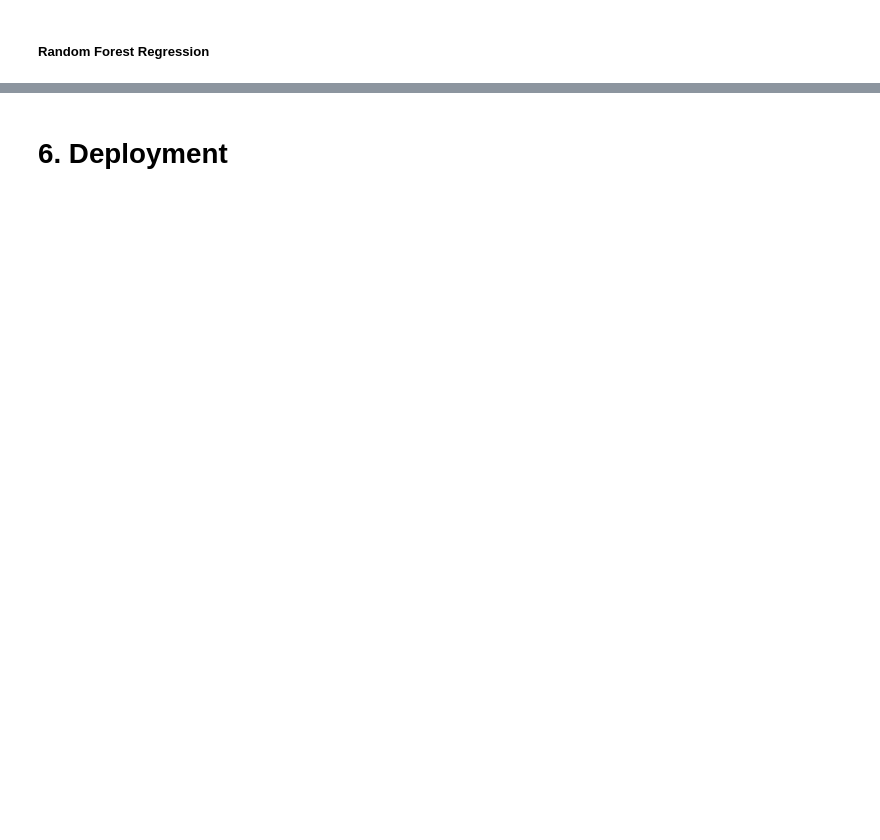
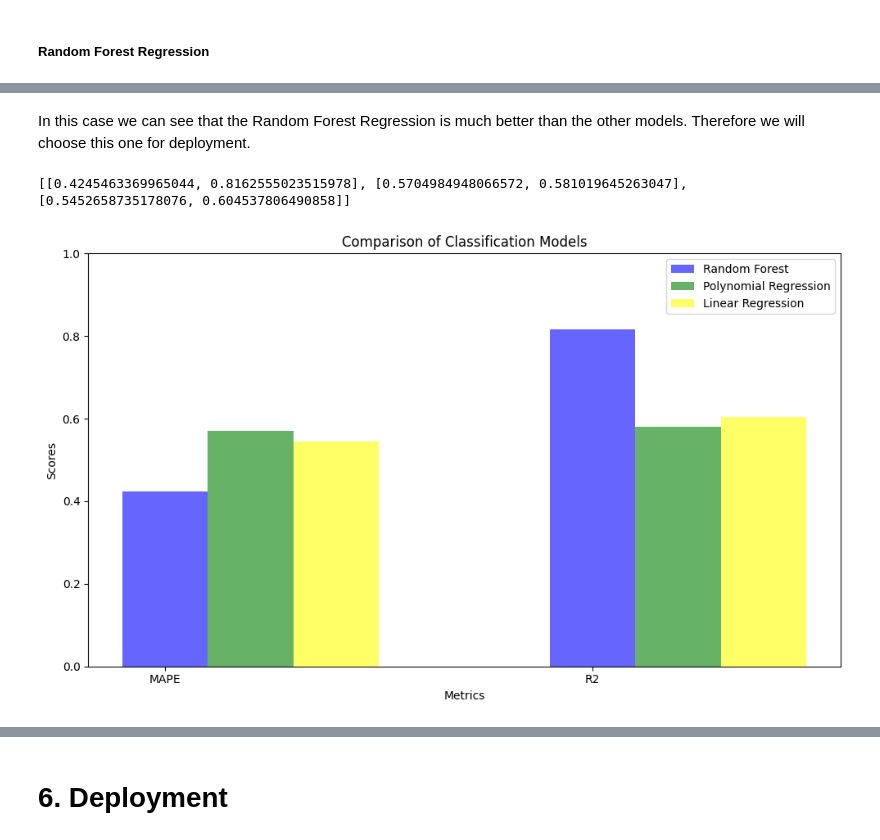
Before and after one commit to chris-hoertnagl/AI-Dojo, a Jupyter notebook: Basics/Ai_Workshop2.ipynb, the cells around one changed output, grey strips where cells are left out. Drawn from its saved outputs; the diff is of its cells as text; code cells hidden in the pictures; blank space fills up the shorter version.

```diff
--- a/Basics/Ai_Workshop2.ipynb
+++ b/Basics/Ai_Workshop2.ipynb
@@ -772,0 +808,35 @@ create_ROC(class_dtc)
+# %%
+def compare_models(models, scores, metrics, n):
+    num_metrics = len(metrics)
+    num_models = len(models)
+
+    bar_width = 0.2
+    opacity = 0.6
+    index = np.arange(num_metrics)
+
+    fig, ax = plt.subplots(figsize=(10, 6))
+
+    colors = ['blue', 'green', "yellow"]  # Farben für die Modelle
+
+    for j, metric in enumerate(metrics):
+        for i in range(num_models):
+            offset = i * bar_width + (bar_width / 2)
+            color = colors[i]  # Farbe entsprechend dem Modell
+            metric_value = scores[i][j]
+            rects = plt.bar(index[j] + offset, metric_value, bar_width,
+                            alpha=opacity, color=color, label=models[i])
+
+    plt.xlabel('Metrics')
+    plt.ylabel('Scores')
+    plt.title('Comparison of Classification Models')
+    plt.xticks(index + (bar_width * (num_metrics - 1) / 2), metrics)
+
+    # Legende anpassen
+    handles, labels = ax.get_legend_handles_labels()
+    unique_labels = list(set(labels))
+    ax.legend(handles[:num_models], unique_labels, loc='best')
+
+    plt.ylim(0, n)  # Set Y-axis limits to 0-1
+
+    plt.tight_layout()
+    plt.show()
@@ -800,0 +897,14 @@ print("The R2-Score is: " + str(r2_score(y_test_reg, y_pred_rfr)))
+# %% [markdown]
+In this case we can see that the Random Forest Regression is much better than the other models. Therefore we will choose this one for deployment.
+# %%
+metrics_reg = ['MAPE', 'R2']
+models_reg = ['Linear Regression', 'Polynomial Regression', 'Random Forest']
+scores_reg = [
+    [np.sqrt(mean_absolute_percentage_error(y_test_reg, y_pred_rfr)), r2_score(y_test_reg, y_pred_rfr)],
+    [np.sqrt(mean_absolute_percentage_error(y_test_reg, y_pred_lin)), r2_score(y_test_reg, y_pred_lin)],
+    [np.sqrt(mean_absolute_percentage_error(y_test_reg, y_pred_pol)), r2_score(y_test_reg, y_pred_pol)]
+]
+compare_models(models_reg, scores_reg, metrics_reg, 1)
+# %% [output]
+[[0.4245463369965044, 0.8162555023515978], [0.5704984948066572, 0.581019645263047], [0.5452658735178076, 0.604537806490858]]
+[figure, added]
```
Also changed, not shown: parts of 20 cells of this notebook.
